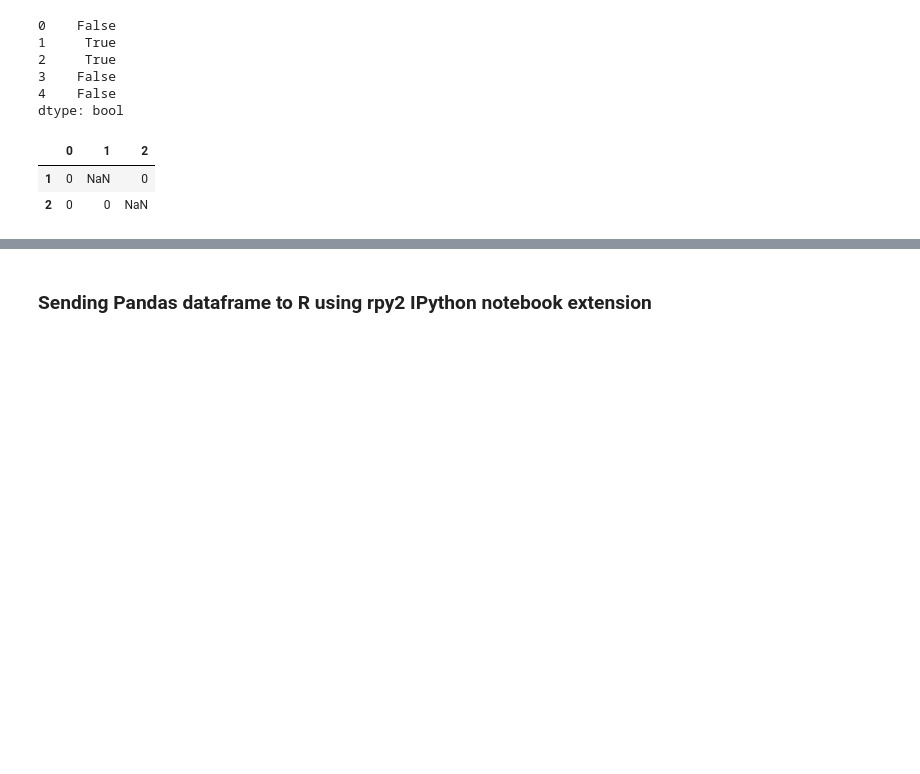
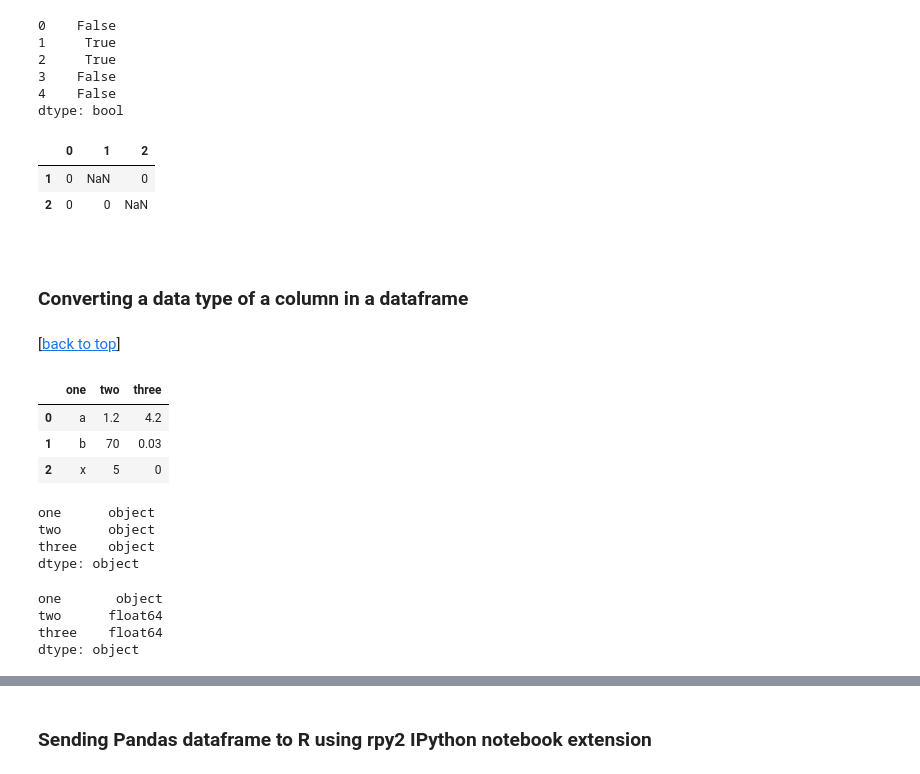
Before and after one commit to Ebotto1/ipython_notebooks, a Jupyter notebook: pandas/PandasCheatSheet.ipynb, the cells around one changed output, grey strips where cells are left out. Saved outputs shown, nothing was run; the diff lists cells and outputs as text; code cells hidden in the pictures; blank space fills up the shorter version.

```diff
--- a/pandas/PandasCheatSheet.ipynb
+++ b/pandas/PandasCheatSheet.ipynb
@@ -1150,3 +1151,27 @@ df[df.isnull().any(axis=1)]
 |  | 0 | 1 | 2 |
 | 1 | 0 | NaN | 0 |
 | 2 | 0 | 0 | NaN |
+# %% [markdown]
+<a id='convert_type'></a>
+# %% [markdown]
+### Converting a data type of a column in a dataframe
+# %% [markdown]
+[[back to top](#top)]
+# %%
+import pandas as pd
+
+a = [['a', '1.2', '4.2'], ['b', '70', '0.03'], ['x', '5', '0']]
+df = pd.DataFrame(a, columns=['one', 'two', 'three'])
+df
+# %% [output]
+|  | one | two | three |
+| 0 | a | 1.2 | 4.2 |
+| 1 | b | 70 | 0.03 |
+| 2 | x | 5 | 0 |
+# %%
+df.dtypes
+# %% [output]
+one      object
+two      object
+three    object
+dtype: object
@@ -1153,3 +1180,10 @@ df[df.isnull().any(axis=1)]
+# %%
+df.dtypes
+# %% [output]
+one       object
+two      float64
+three    float64
+dtype: object
 # %% [markdown]
 <a id='rpy2'></a>
 # %% [markdown]
```
Also changed, not shown: parts of 2 cells of this notebook.
